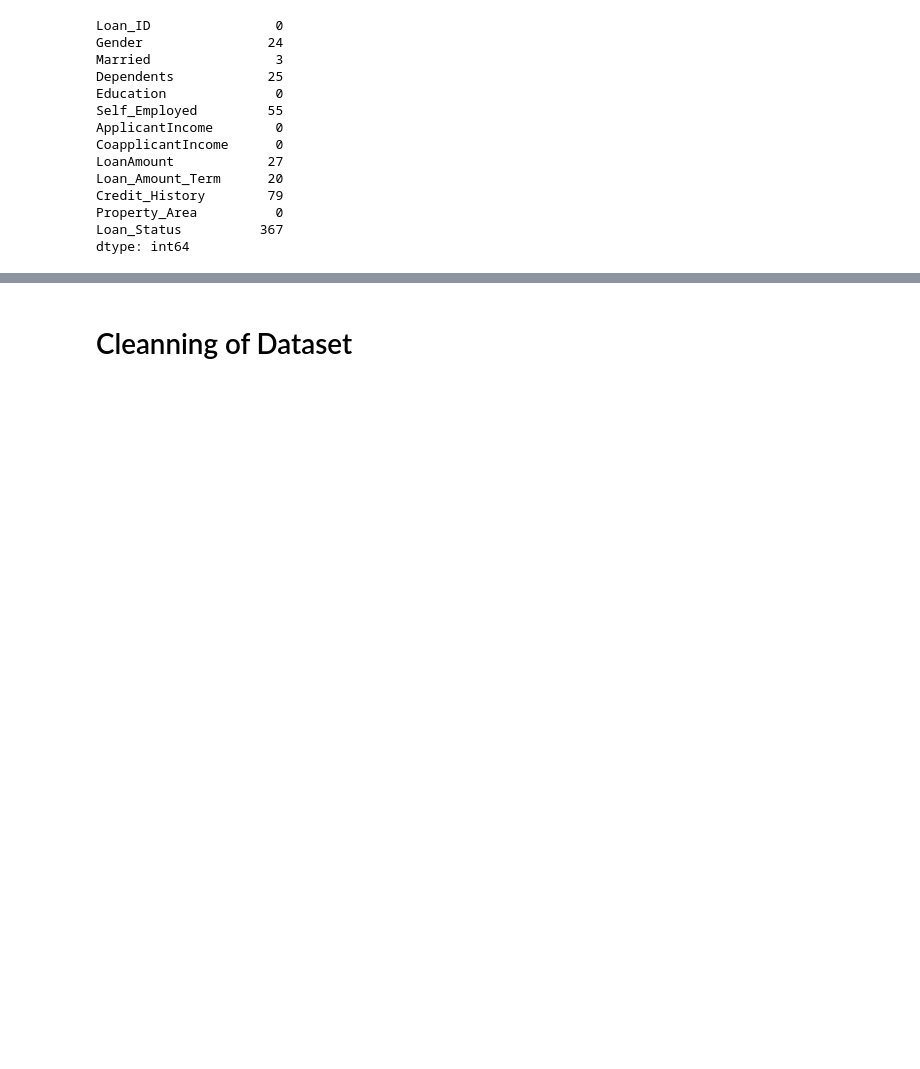
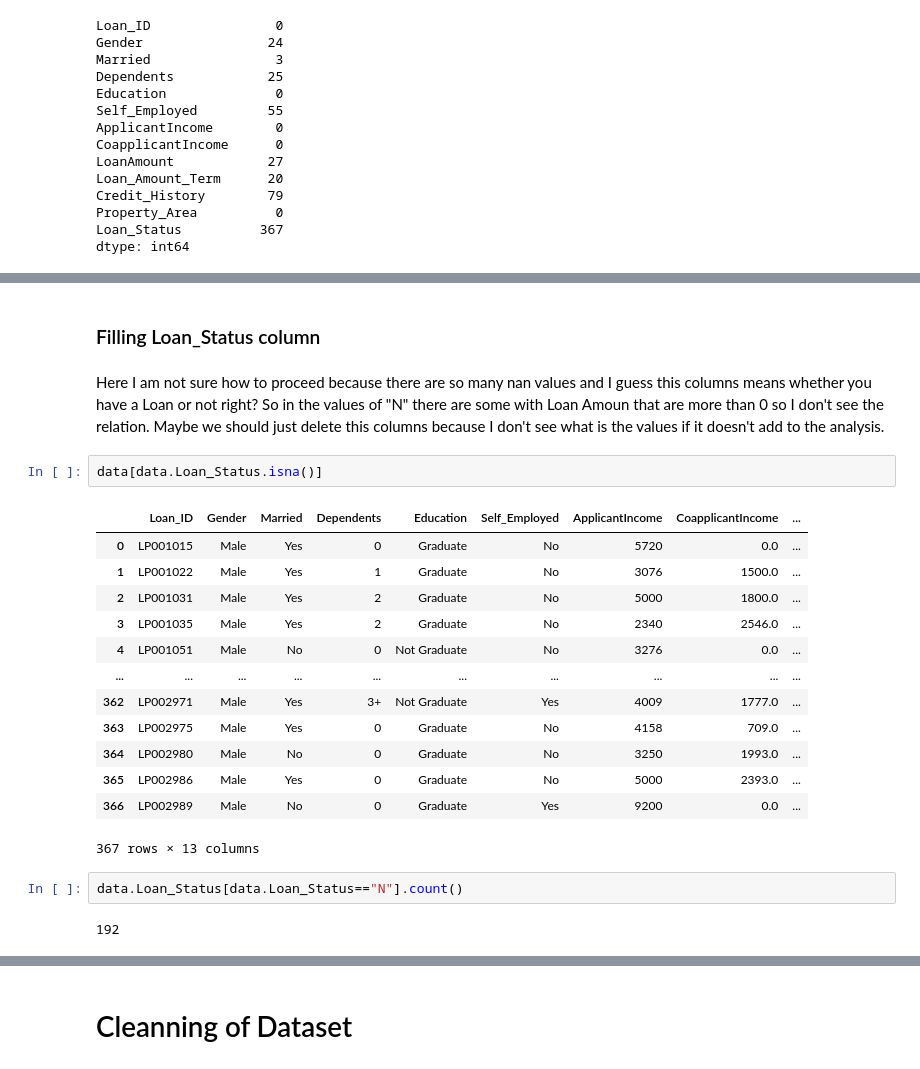
Before and after one commit to indrani2121/Analysis_of_loan_amounts_received_by_applicants, a Jupyter notebook: credit_history.ipynb, the cells around one changed output, grey strips where cells are left out. Saved outputs shown, nothing was run; the diff lists cells and outputs as text; blank space fills up the shorter version.

```diff
--- a/credit_history.ipynb
+++ b/credit_history.ipynb
@@ -68,0 +297,24 @@ dtype: int64
+# %% [markdown]
+### Filling Loan_Status column
+# %% [markdown]
+Here I am not sure how to proceed because there are so many nan values and I guess this columns means whether you have a Loan or not right? So in the values of "N" there are some with Loan Amoun that are more than 0 so I don't see the relation. Maybe we should just delete this columns because I don't see what is the values if it doesn't add to the analysis.
+# %%
+data[data.Loan_Status.isna()]
+# %% [output]
+|  | Loan_ID | Gender | Married | Dependents | Education | Self_Employed | ApplicantIncome | CoapplicantIncome | ... |
+| 0 | LP001015 | Male | Yes | 0 | Graduate | No | 5720 | 0.0 | ... |
+| 1 | LP001022 | Male | Yes | 1 | Graduate | No | 3076 | 1500.0 | ... |
+| 2 | LP001031 | Male | Yes | 2 | Graduate | No | 5000 | 1800.0 | ... |
+| 3 | LP001035 | Male | Yes | 2 | Graduate | No | 2340 | 2546.0 | ... |
+| 4 | LP001051 | Male | No | 0 | Not Graduate | No | 3276 | 0.0 | ... |
+| ... | ... | ... | ... | ... | ... | ... | ... | ... | ... |
+| 362 | LP002971 | Male | Yes | 3+ | Not Graduate | Yes | 4009 | 1777.0 | ... |
+| 363 | LP002975 | Male | Yes | 0 | Graduate | No | 4158 | 709.0 | ... |
+| 364 | LP002980 | Male | No | 0 | Graduate | No | 3250 | 1993.0 | ... |
+| 365 | LP002986 | Male | Yes | 0 | Graduate | No | 5000 | 2393.0 | ... |
+| 366 | LP002989 | Male | No | 0 | Graduate | Yes | 9200 | 0.0 | ... |
+367 rows × 13 columns
+# %%
+data.Loan_Status[data.Loan_Status=="N"].count()
+# %% [output]
+192
```
Also changed, not shown: parts of 38 cells of this notebook.
